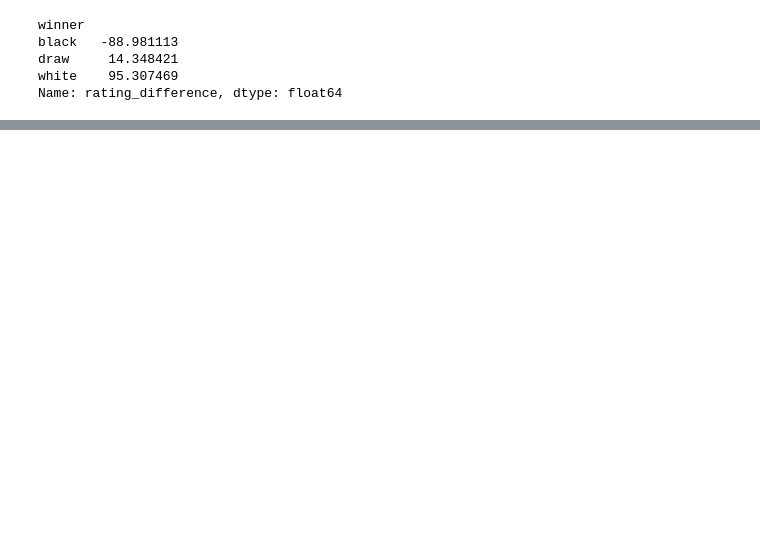
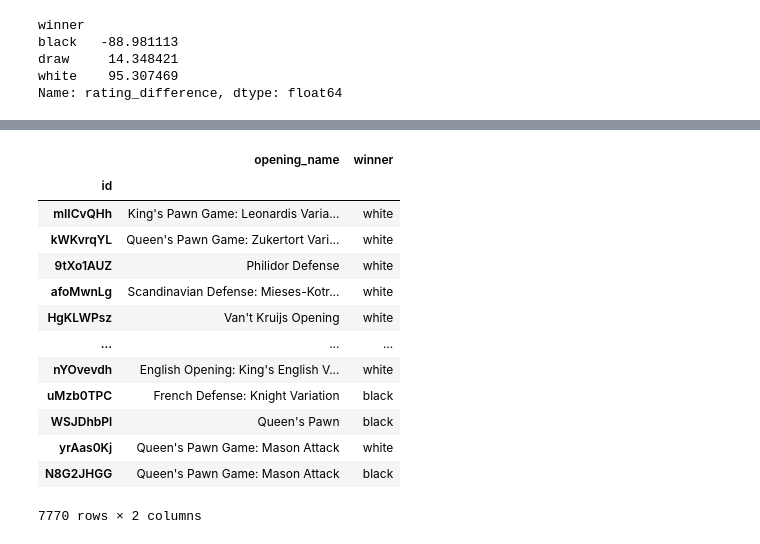
Before and after one commit to tanmaykhanna07/Data-Visaulization, a Jupyter notebook: chess-eda.ipynb, the cells around one changed output, grey strips where cells are left out. Drawn from its saved outputs; the diff is of its cells as text; code cells hidden in the pictures; blank space fills up the shorter version.

```diff
--- a/chess-eda.ipynb
+++ b/chess-eda.ipynb
@@ -130,0 +154,18 @@ Name: rating_difference, dtype: float64
+# %%
+opening_data = games_data[['opening_name','winner']][games_data['opening_name'].isin(top_openings.index)]
+opening_data
+# %% [output]
+|  | opening_name | winner |
+| id |  |  |
+| mIICvQHh | King's Pawn Game: Leonardis Varia... | white |
+| kWKvrqYL | Queen's Pawn Game: Zukertort Vari... | white |
+| 9tXo1AUZ | Philidor Defense | white |
+| afoMwnLg | Scandinavian Defense: Mieses-Kotr... | white |
+| HgKLWPsz | Van't Kruijs Opening | white |
+| ... | ... | ... |
+| nYOvevdh | English Opening: King's English V... | white |
+| uMzb0TPC | French Defense: Knight Variation | black |
+| WSJDhbPl | Queen's Pawn | black |
+| yrAas0Kj | Queen's Pawn Game: Mason Attack | white |
+| N8G2JHGG | Queen's Pawn Game: Mason Attack | black |
+7770 rows × 2 columns
```
Also changed, not shown: parts of 8 cells of this notebook.
